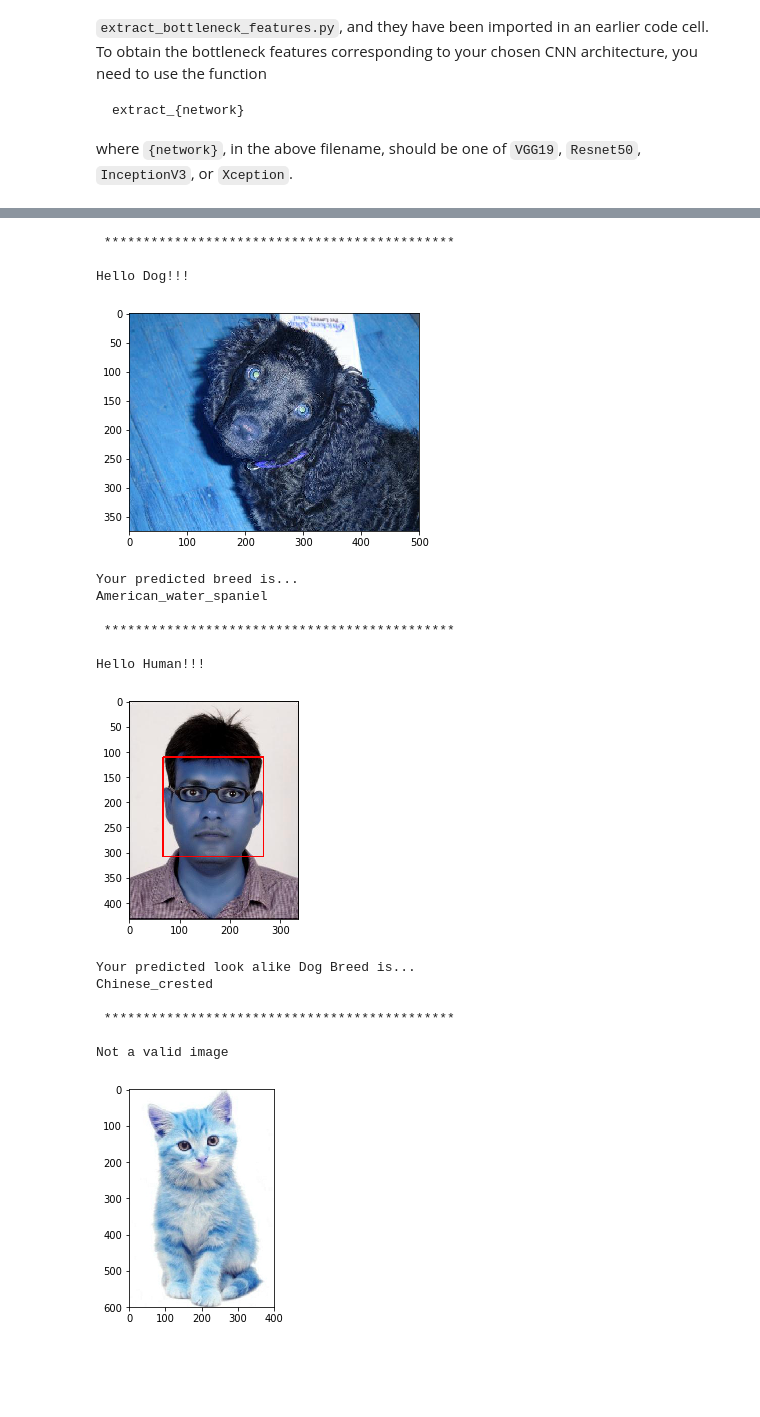
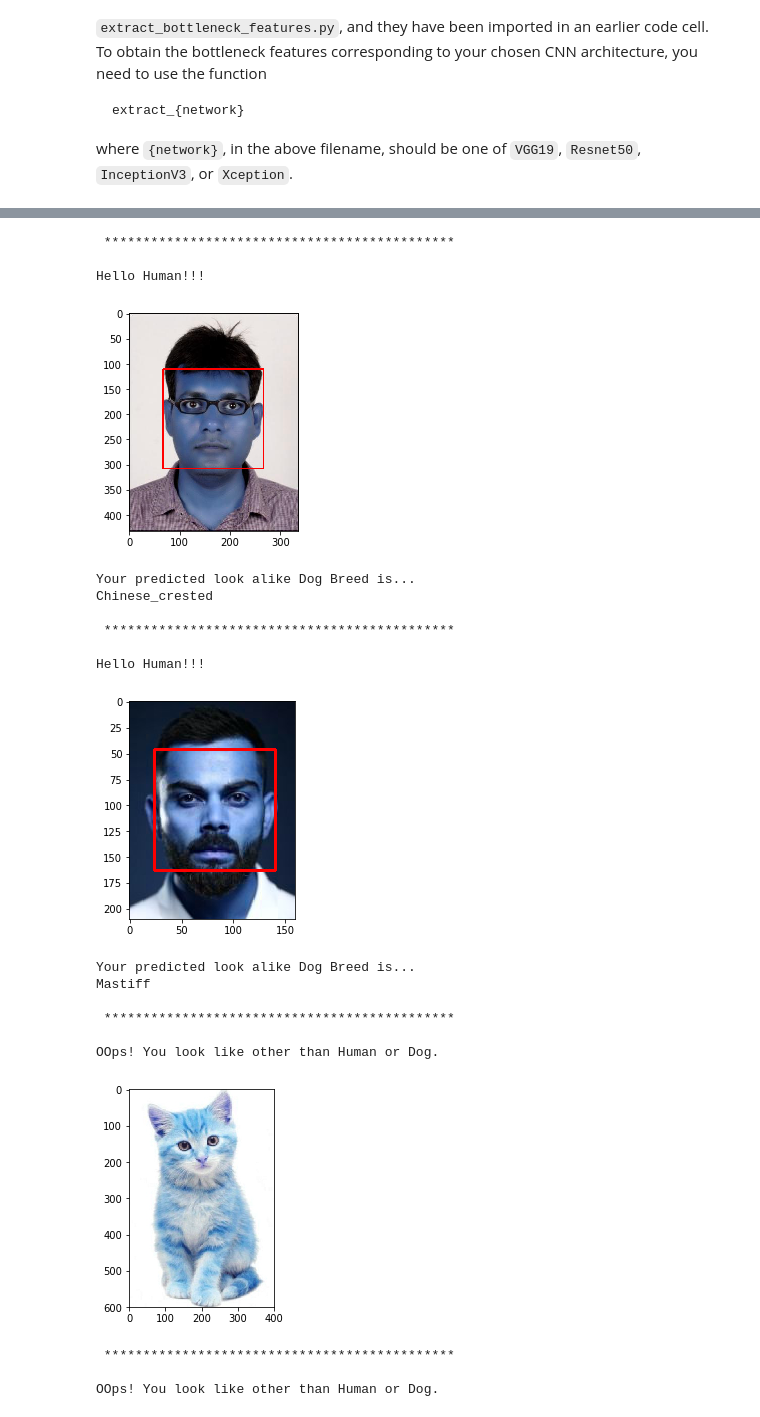
Before and after one commit to manish310/Dog-Breed-Classifier--Deep-Learning-Project, a Jupyter notebook: dog_app.ipynb, the cells around one changed output, grey strips where cells are left out. Cells and saved outputs as stored; diff of their text form; code cells hidden in the pictures; blank space fills up the shorter version.

```diff
--- a/dog_app.ipynb
+++ b/dog_app.ipynb
@@ -378,16 +391,17 @@ from keras.models import Sequential
 
 model = Sequential()
 
-### TODO: Define your architecture.
-model.add(Conv2D(filters=16,kernel_size=2,padding='same',activation='relu',input_shape=(224,224,3)))
+### Defining CNN architecture.
+
+model.add(Conv2D(filters=16,kernel_size=2,padding='same', strides=1, activation='relu',input_shape=(224,224,3)))
 model.add(MaxPooling2D(pool_size=2))
-model.add(Conv2D(filters=32,kernel_size=2,padding='same',activation='relu'))
+model.add(Conv2D(filters=32,kernel_size=2,padding='same', strides=1, activation='relu'))
 model.add(MaxPooling2D(pool_size=2))
-model.add(Conv2D(filters=64,kernel_size=2,padding='same',activation='relu'))
+model.add(Conv2D(filters=64,kernel_size=2,padding='same', strides=1, activation='relu'))
 model.add(MaxPooling2D(pool_size=2))
-model.add(Conv2D(filters=128,kernel_size=2,padding='same',activation='relu'))
+model.add(Conv2D(filters=128,kernel_size=2,padding='same', strides=1, activation='relu'))
 model.add(MaxPooling2D(pool_size=2))
-model.add(Conv2D(filters=256,kernel_size=2,padding='same',activation='relu'))
+model.add(Conv2D(filters=256,kernel_size=2,padding='same', strides=1, activation='relu'))
 model.add(MaxPooling2D(pool_size=2))
 #model.add(Flatten())
 model.add(GlobalAveragePooling2D())
@@ -706,3 +765,9 @@ def InceptionV3_predict_breed(img_path):
     predicted_vector = InceptionV3_model.predict(bottleneck_feature)
     # return dog breed that is predicted by the model
     return dog_names[np.argmax(predicted_vector)]
+# %%
+# Testing dog breed prediction algorithm
+image_list=["dog1.jpg","dog2.jpg","dog3.jpg","dog4.jpg","dog5.jpg","pomeranian.jpg","pomeranian2.jpg"]
+for im in image_list:
+    print("\n ********************************************* \n")
+    print("Dog breed predicted is: {} ".format(InceptionV3_predict_breed("test_images/" + im).split(".")[1]))
@@ -729,6 +812,7 @@ Some sample output for our algorithm is provided below, but feel free to design
 def dog_breed_predictor(img_path):
     if dog_detector(img_path):
         print("Hello Dog!!!")
+        img = cv2.imread(img_path)
         plt.imshow(img)
         plt.show()
         print("Your predicted breed is...")
@@ -746,7 +830,8 @@ def dog_breed_predictor(img_path):
         print("Your predicted look alike Dog Breed is...")
         print(InceptionV3_predict_breed(img_path).split(".")[1])
     else:
-        print("Not a valid image")
+        print("OOps! You look like other than Human or Dog.")
+        img = cv2.imread(img_path)
         plt.imshow(img)
         plt.show()
 # %% [markdown]
@@ -766,26 +856,30 @@ __Answer:__
 # %%
 ## Testing algorithm developed in STEP 6 (Using mimimum 6 images)
-image_list=["American_water_spaniel_00648.jpg","Manish_Photo_Compressed_more.jpg","cat2.jpg"]
-    #,"Labrador_retriever_06449.jpg","Brittany_02625.jpg","Curly-coated_retriever_03896.jpg"]
+image_list=["Manish_Photo_Compressed_more.jpg","virat.jpg","cat2.jpg","cat1.jpeg","dog1.jpg","dog2.jpg","dog3.jpg","dog4.jpg",\
+            "dog5.jpg","pomeranian.jpg","pomeranian2.jpg","pomeranian3.jpg","pomeranian4.jpg","german_shephard.jpg",\
+           "yorkshire_terrier.jpg"]
 for im in image_list:
     print("\n ********************************************* \n")
-    dog_breed_predictor("images/" + im)
+    dog_breed_predictor("test_images/" + im)
 # %% [output]
  *********************************************
 
-Hello Dog!!!
+Hello Human!!!
-[figure, old version]
+[figure, new version]
-Your predicted breed is...
-American_water_spaniel
+Your predicted look alike Dog Breed is...
+Chinese_crested
 
  *********************************************
 
 Hello Human!!!
-[figure, old version]
+[figure, new version]
 Your predicted look alike Dog Breed is...
-Chinese_crested
+Mastiff
 
  *********************************************
 
-Not a valid image
+OOps! You look like other than Human or Dog.
 [figure]
+ *********************************************
+
+OOps! You look like other than Human or Dog.
```
Also changed, not shown: parts of 34 cells of this notebook, 1 other file.
